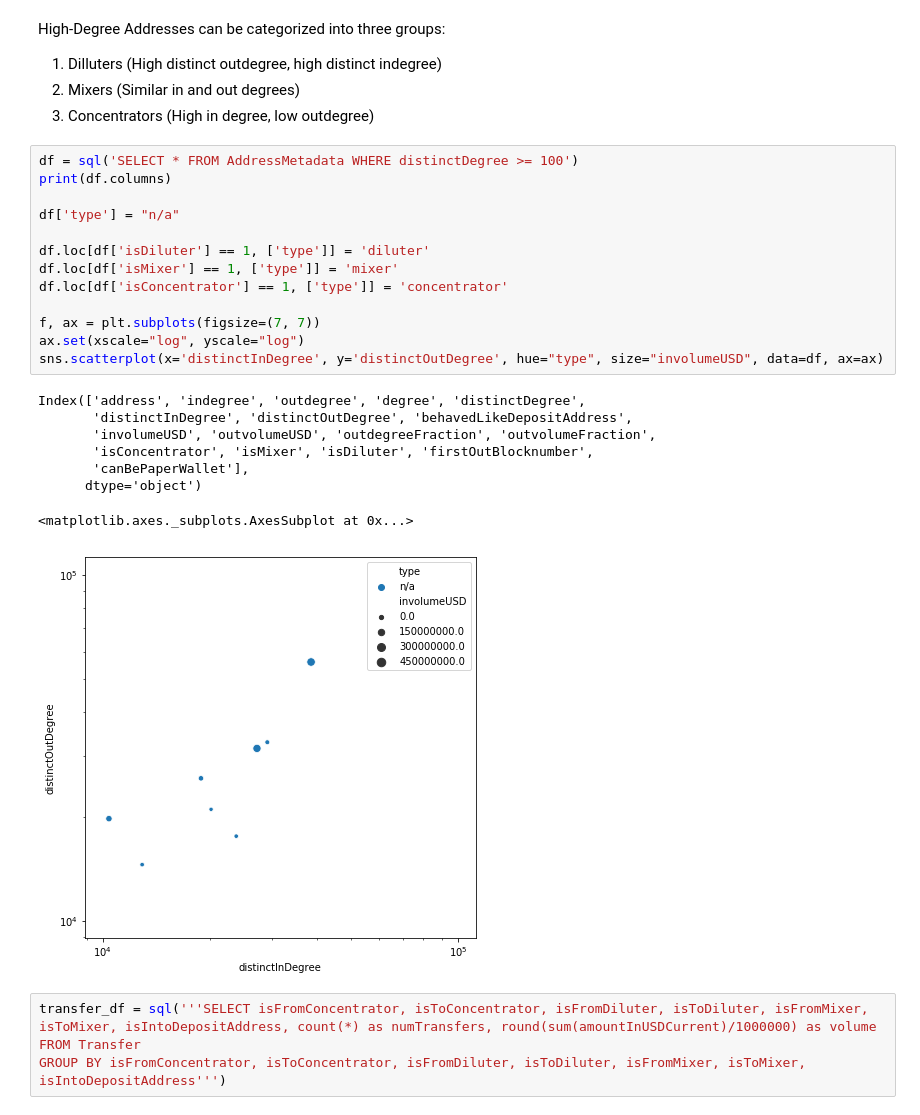
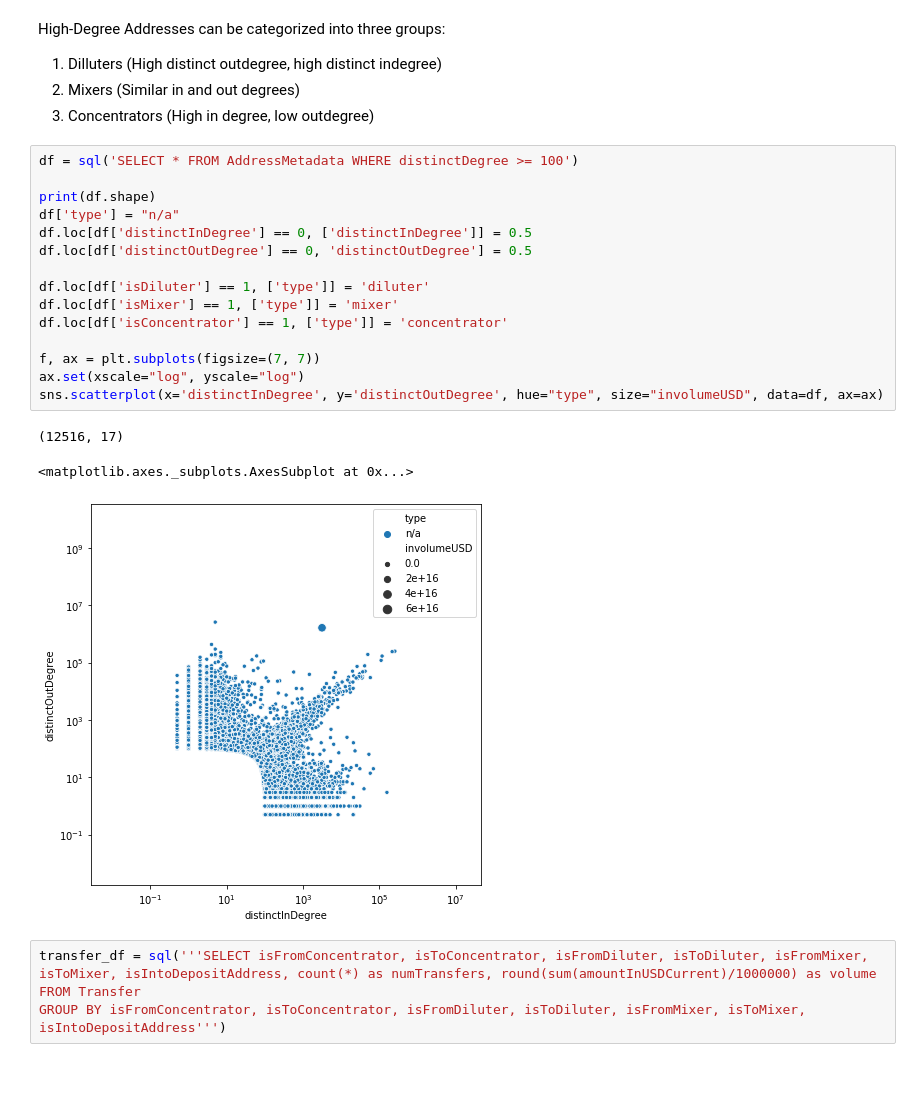
Before and after one commit to daniel-wenzel/polonius, a Jupyter notebook: jupyter/High Degree Addresses.ipynb, the cells around one changed output. Cells and saved outputs as stored; diff of their text form; blank space fills up the shorter version.

```diff
--- a/jupyter/High Degree Addresses.ipynb
+++ b/jupyter/High Degree Addresses.ipynb
@@ -14,26 +14,23 @@ High-Degree Addresses can be categorized into three groups:
 3. Concentrators (High in degree, low outdegree)
 # %%
 df = sql('SELECT * FROM AddressMetadata WHERE distinctDegree >= 100')
-print(df.columns)
 
+print(df.shape)
 df['type'] = "n/a"
+df.loc[df['distinctInDegree'] == 0, ['distinctInDegree']] = 0.5
+df.loc[df['distinctOutDegree'] == 0, 'distinctOutDegree'] = 0.5
 
 df.loc[df['isDiluter'] == 1, ['type']] = 'diluter'
 df.loc[df['isMixer'] == 1, ['type']] = 'mixer'
 df.loc[df['isConcentrator'] == 1, ['type']] = 'concentrator'
 
 f, ax = plt.subplots(figsize=(7, 7))
 ax.set(xscale="log", yscale="log")
 sns.scatterplot(x='distinctInDegree', y='distinctOutDegree', hue="type", size="involumeUSD", data=df, ax=ax)
 # %% [output]
-Index(['address', 'indegree', 'outdegree', 'degree', 'distinctDegree',
-       'distinctInDegree', 'distinctOutDegree', 'behavedLikeDepositAddress',
-       'involumeUSD', 'outvolumeUSD', 'outdegreeFraction', 'outvolumeFraction',
-       'isConcentrator', 'isMixer', 'isDiluter', 'firstOutBlocknumber',
-       'canBePaperWallet'],
-      dtype='object')
+(12516, 17)
 <matplotlib.axes._subplots.AxesSubplot at 0x...>
-[figure, old version]
+[figure, new version]
 # %%
 transfer_df = sql('''SELECT isFromConcentrator, isToConcentrator, isFromDiluter, isToDiluter, isFromMixer, isToMixer, isIntoDepositAddress, count(*) as numTransfers, round(sum(amountInUSDCurrent)/1000000) as volume
 FROM Transfer
```
Also changed, not shown: parts of 1 cell of this notebook.
